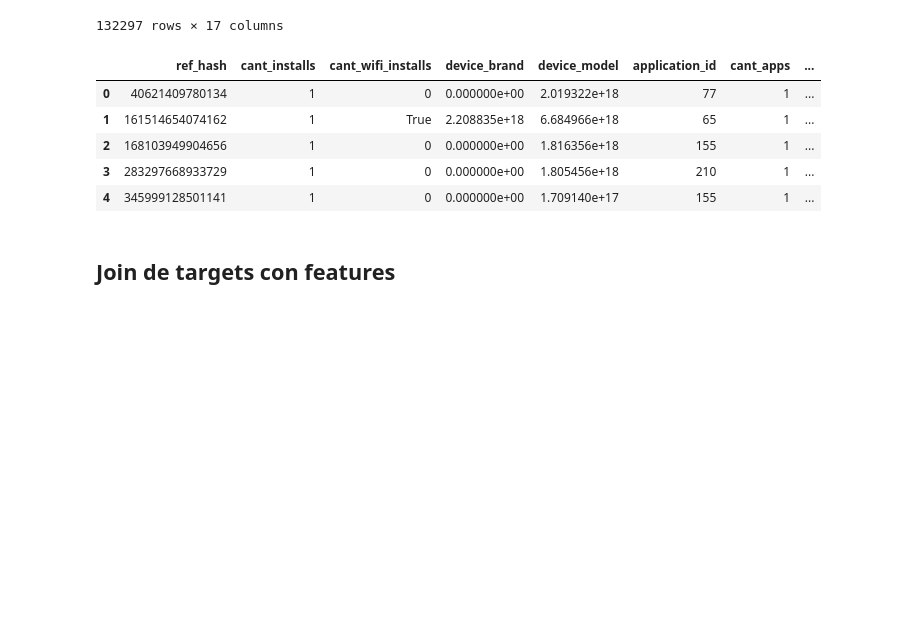
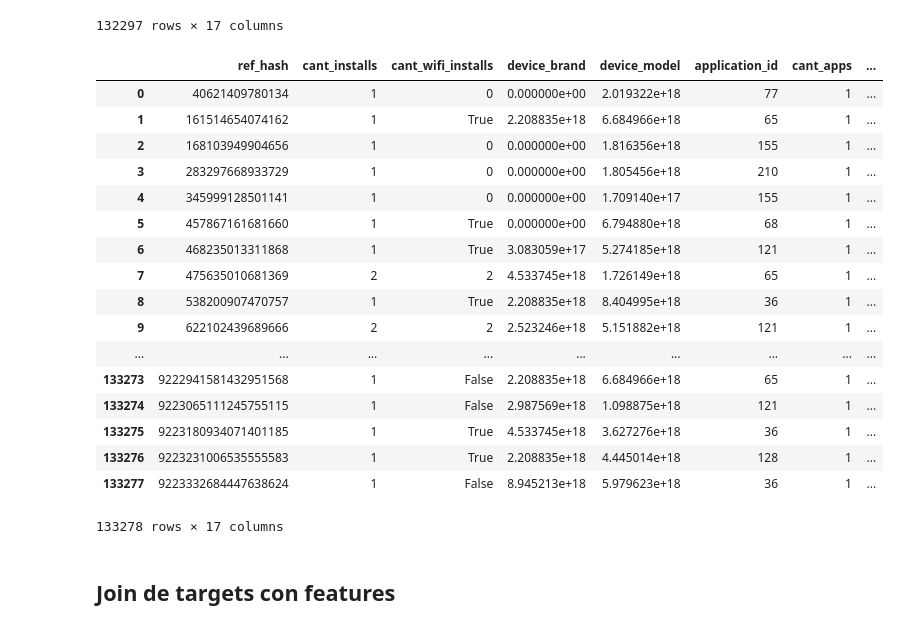
Before and after one commit to GastonMontes/75.06-Datos-Grupo22-TP1, a Jupyter notebook: tp2/FeatureEngineeringInstalls.ipynb, the cells around one changed output. Drawn from its saved outputs; the diff is of its cells as text; code cells hidden in the pictures; blank space fills up the shorter version.

```diff
--- a/tp2/FeatureEngineeringInstalls.ipynb
+++ b/tp2/FeatureEngineeringInstalls.ipynb
@@ -258,11 +263,23 @@ final
 | 132296 | 9223252295312976945 | 1 | True | 6.115026e+18 | 2.536316e+18 | 121 | 1 | ... |
 132297 rows × 17 columns
 # %%
-final2.head()
+final2
 # %% [output]
 |  | ref_hash | cant_installs | cant_wifi_installs | device_brand | device_model | application_id | cant_apps | ... |
 | 0 | 40621409780134 | 1 | 0 | 0.000000e+00 | 2.019322e+18 | 77 | 1 | ... |
 | 1 | 161514654074162 | 1 | True | 2.208835e+18 | 6.684966e+18 | 65 | 1 | ... |
 | 2 | 168103949904656 | 1 | 0 | 0.000000e+00 | 1.816356e+18 | 155 | 1 | ... |
 | 3 | 283297668933729 | 1 | 0 | 0.000000e+00 | 1.805456e+18 | 210 | 1 | ... |
 | 4 | 345999128501141 | 1 | 0 | 0.000000e+00 | 1.709140e+17 | 155 | 1 | ... |
+| 5 | 457867161681660 | 1 | True | 0.000000e+00 | 6.794880e+18 | 68 | 1 | ... |
+| 6 | 468235013311868 | 1 | True | 3.083059e+17 | 5.274185e+18 | 121 | 1 | ... |
+| 7 | 475635010681369 | 2 | 2 | 4.533745e+18 | 1.726149e+18 | 65 | 1 | ... |
+| 8 | 538200907470757 | 1 | True | 2.208835e+18 | 8.404995e+18 | 36 | 1 | ... |
+| 9 | 622102439689666 | 2 | 2 | 2.523246e+18 | 5.151882e+18 | 121 | 1 | ... |
+| ... | ... | ... | ... | ... | ... | ... | ... | ... |
+| 133273 | 9222941581432951568 | 1 | False | 2.208835e+18 | 6.684966e+18 | 65 | 1 | ... |
+| 133274 | 9223065111245755115 | 1 | False | 2.987569e+18 | 1.098875e+18 | 121 | 1 | ... |
+| 133275 | 9223180934071401185 | 1 | True | 4.533745e+18 | 3.627276e+18 | 36 | 1 | ... |
+| 133276 | 9223231006535555583 | 1 | True | 2.208835e+18 | 4.445014e+18 | 128 | 1 | ... |
+| 133277 | 9223332684447638624 | 1 | False | 8.945213e+18 | 5.979623e+18 | 36 | 1 | ... |
+133278 rows × 17 columns
```
Also changed, not shown: parts of 9 cells of this notebook, 7 other files.
